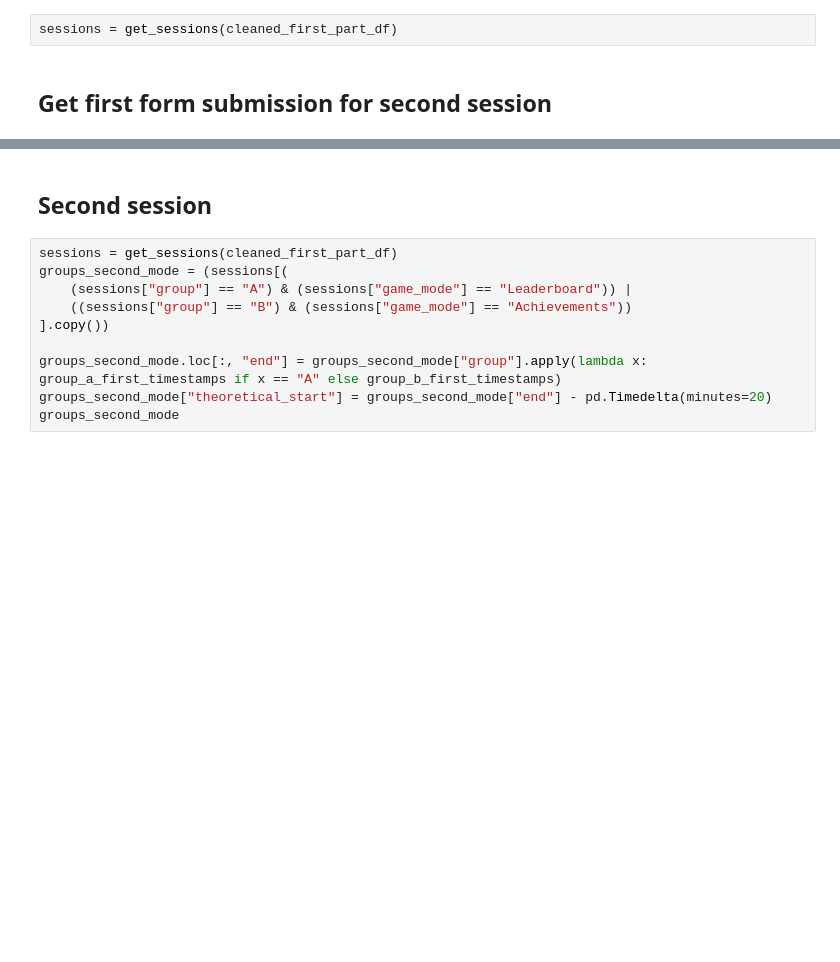
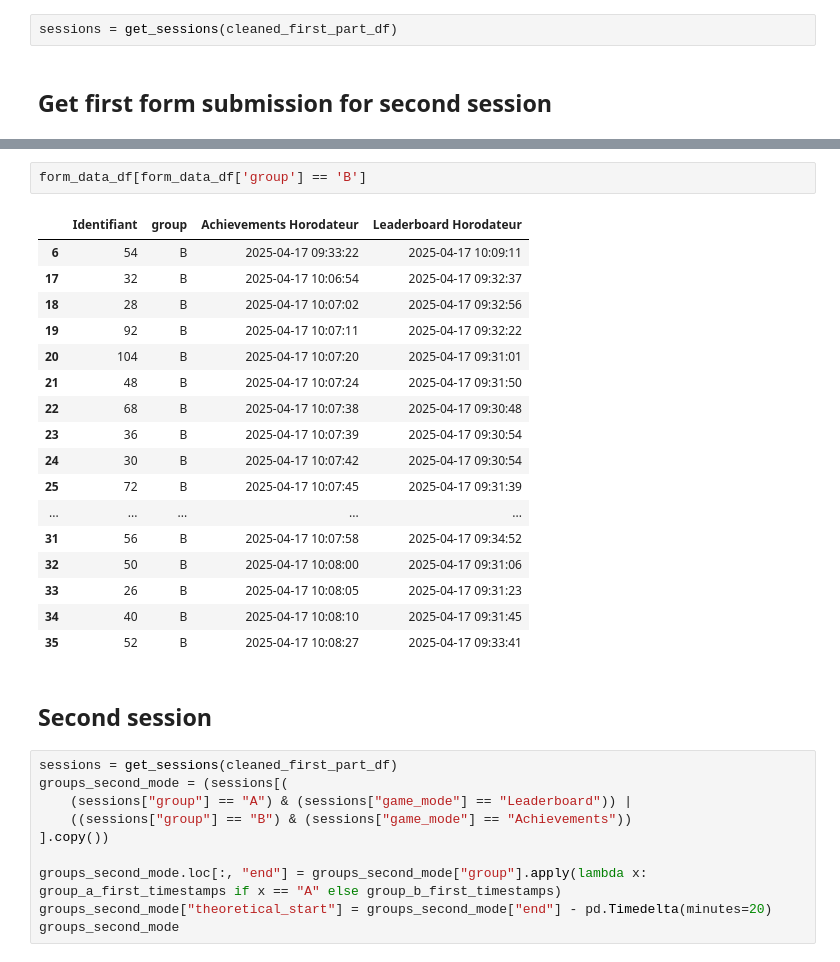
Before and after one commit to ThibBer/MemoireDataAnalytics, a Jupyter notebook: notebooks/arrange data/Database data.ipynb, the cells around one changed output, grey strips where cells are left out. Drawn from its saved outputs; the diff is of its cells as text; blank space fills up the shorter version.

```diff
--- a/notebooks/arrange data/Database data.ipynb
+++ b/notebooks/arrange data/Database data.ipynb
@@ -182,3 +204,23 @@ Group B - achievements end time: 2025-04-17 10:00:54+02:00
+# %%
+form_data_df[form_data_df['group'] == 'B']
+# %% [output]
+|  | Identifiant | group | Achievements Horodateur | Leaderboard Horodateur |
+| 6 | 54 | B | 2025-04-17 09:33:22 | 2025-04-17 10:09:11 |
+| 17 | 32 | B | 2025-04-17 10:06:54 | 2025-04-17 09:32:37 |
+| 18 | 28 | B | 2025-04-17 10:07:02 | 2025-04-17 09:32:56 |
+| 19 | 92 | B | 2025-04-17 10:07:11 | 2025-04-17 09:32:22 |
+| 20 | 104 | B | 2025-04-17 10:07:20 | 2025-04-17 09:31:01 |
+| 21 | 48 | B | 2025-04-17 10:07:24 | 2025-04-17 09:31:50 |
+| 22 | 68 | B | 2025-04-17 10:07:38 | 2025-04-17 09:30:48 |
+| 23 | 36 | B | 2025-04-17 10:07:39 | 2025-04-17 09:30:54 |
+| 24 | 30 | B | 2025-04-17 10:07:42 | 2025-04-17 09:30:54 |
+| 25 | 72 | B | 2025-04-17 10:07:45 | 2025-04-17 09:31:39 |
+| ... | ... | ... | ... | ... |
+| 31 | 56 | B | 2025-04-17 10:07:58 | 2025-04-17 09:34:52 |
+| 32 | 50 | B | 2025-04-17 10:08:00 | 2025-04-17 09:31:06 |
+| 33 | 26 | B | 2025-04-17 10:08:05 | 2025-04-17 09:31:23 |
+| 34 | 40 | B | 2025-04-17 10:08:10 | 2025-04-17 09:31:45 |
+| 35 | 52 | B | 2025-04-17 10:08:27 | 2025-04-17 09:33:41 |
 # %% [markdown]
 ## Second session
 # %%
```
Also changed, not shown: parts of 13 cells of this notebook, 13 other files.
